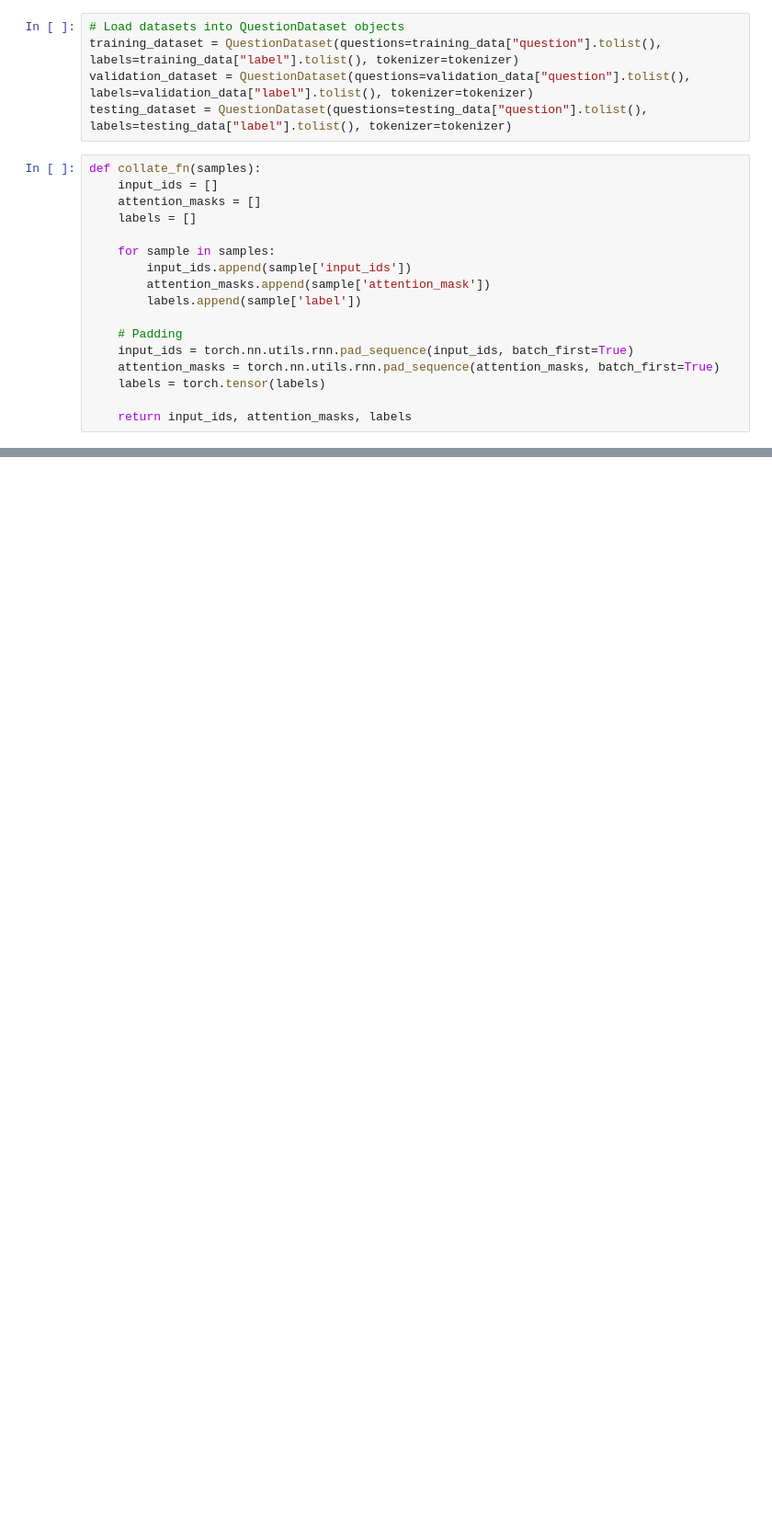
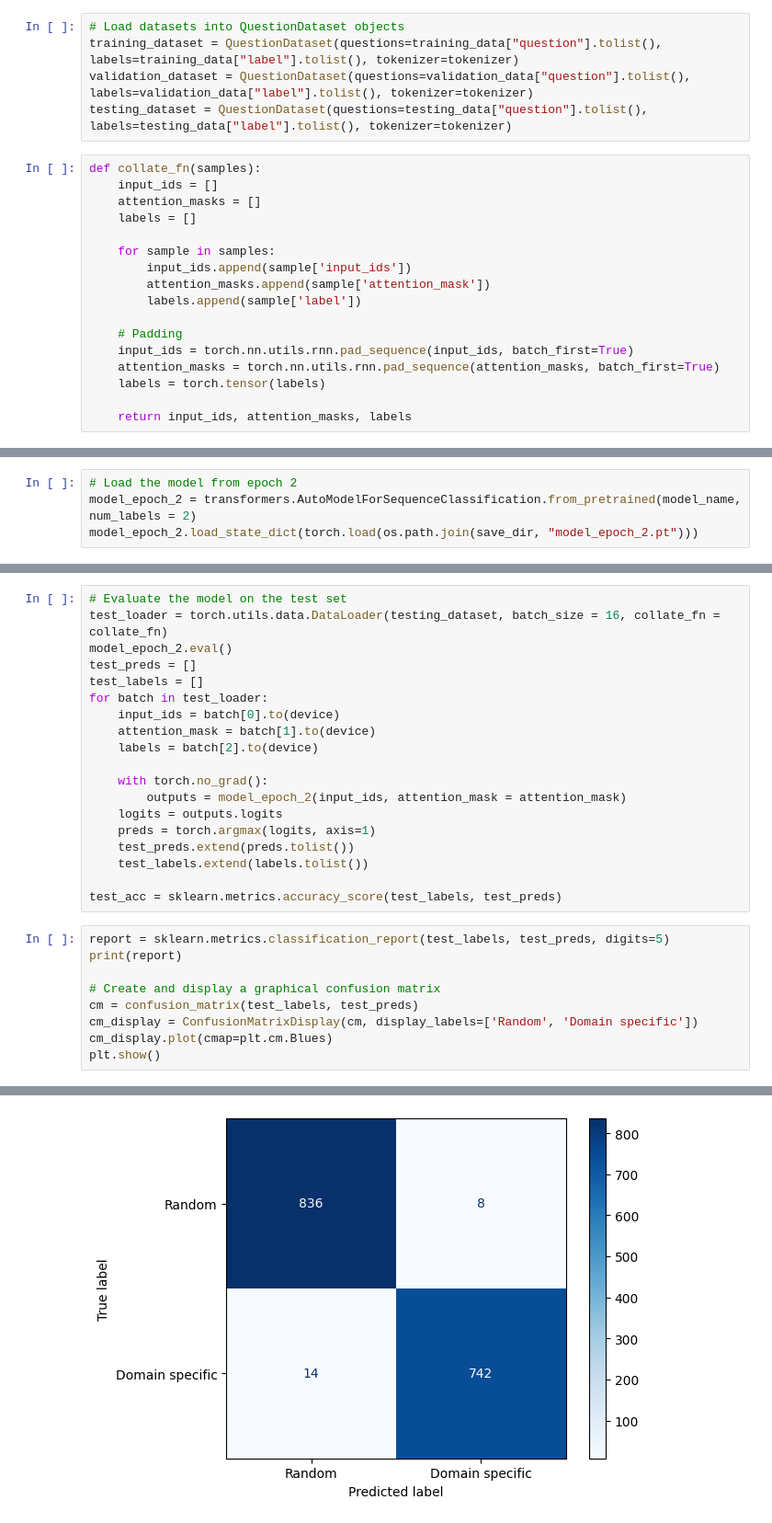
Before and after one commit to johannordling/tdde16_project, a Jupyter notebook: method/transformer/transformer.ipynb, the cells around one changed output, grey strips where cells are left out. Shown: that part at 92% size. Drawn from its saved outputs; the diff is of its cells as text; blank space fills up the shorter version.

```diff
--- a/method/transformer/transformer.ipynb
+++ b/method/transformer/transformer.ipynb
@@ -171,0 +204,4 @@ Epoch 10/10
+# %%
+# Load the model from epoch 2
+model_epoch_2 = transformers.AutoModelForSequenceClassification.from_pretrained(model_name, num_labels = 2)
+model_epoch_2.load_state_dict(torch.load(os.path.join(save_dir, "model_epoch_2.pt")))
@@ -171,0 +215,29 @@ Epoch 10/10
+# %%
+# Evaluate the model on the test set
+test_loader = torch.utils.data.DataLoader(testing_dataset, batch_size = 16, collate_fn = collate_fn)
+model_epoch_2.eval()
+test_preds = []
+test_labels = []
+for batch in test_loader:
+    input_ids = batch[0].to(device)
+    attention_mask = batch[1].to(device)
+    labels = batch[2].to(device)
+
+    with torch.no_grad():
+        outputs = model_epoch_2(input_ids, attention_mask = attention_mask)
+    logits = outputs.logits
+    preds = torch.argmax(logits, axis=1)
+    test_preds.extend(preds.tolist())
+    test_labels.extend(labels.tolist())
+
+test_acc = sklearn.metrics.accuracy_score(test_labels, test_preds)
+# %%
+report = sklearn.metrics.classification_report(test_labels, test_preds, digits=5)
+print(report)
+
+# Create and display a graphical confusion matrix
+cm = confusion_matrix(test_labels, test_preds)
+cm_display = ConfusionMatrixDisplay(cm, display_labels=['Random', 'Domain specific'])
+cm_display.plot(cmap=plt.cm.Blues)
+plt.show()
+# %% [output]
@@ -171,0 +252 @@ Epoch 10/10
+[figure, added]
```
Also changed, not shown: parts of 7 cells of this notebook, 7 other files.
